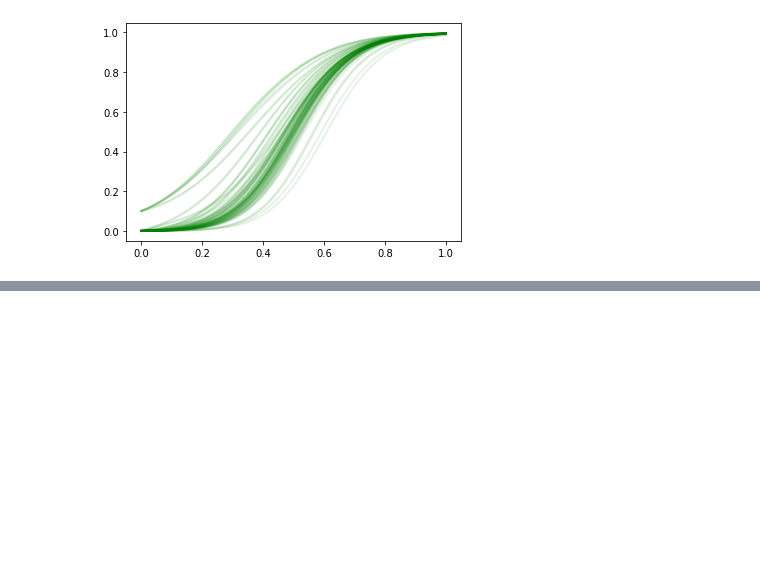
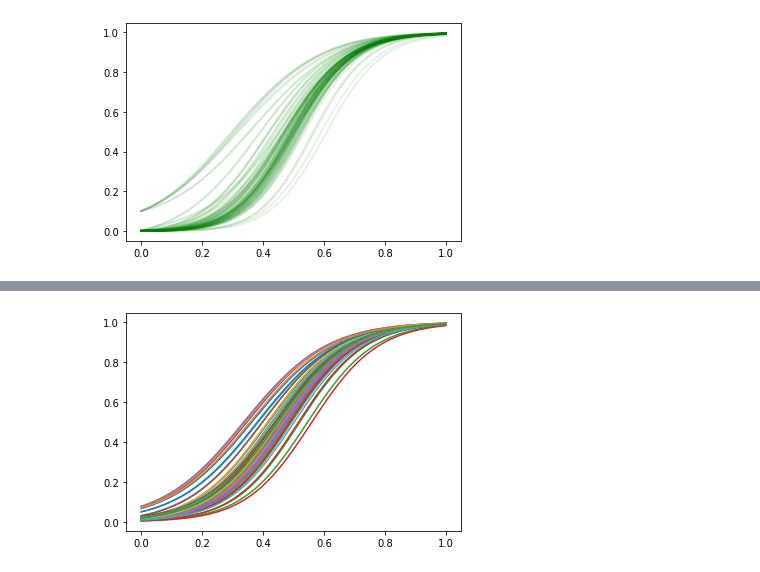
Before and after one commit to PavanChaggar/NetworkInference, a Jupyter notebook: docs/BrainNetworkInference.ipynb, the cells around one changed output, grey strips where cells are left out. Cells and saved outputs as stored; diff of their text form; code cells hidden in the pictures; blank space fills up the shorter version.

```diff
--- a/docs/BrainNetworkInference.ipynb
+++ b/docs/BrainNetworkInference.ipynb
@@ -69,0 +70,7 @@ plt.plot(pm.F())
+# %%
+inf = m.forward(pm.m())
+# %%
+plt.plot(m.t, inf)
+plt.show()
+# %% [output]
+[figure, added]
```
Also changed, not shown: parts of 3 cells of this notebook.
